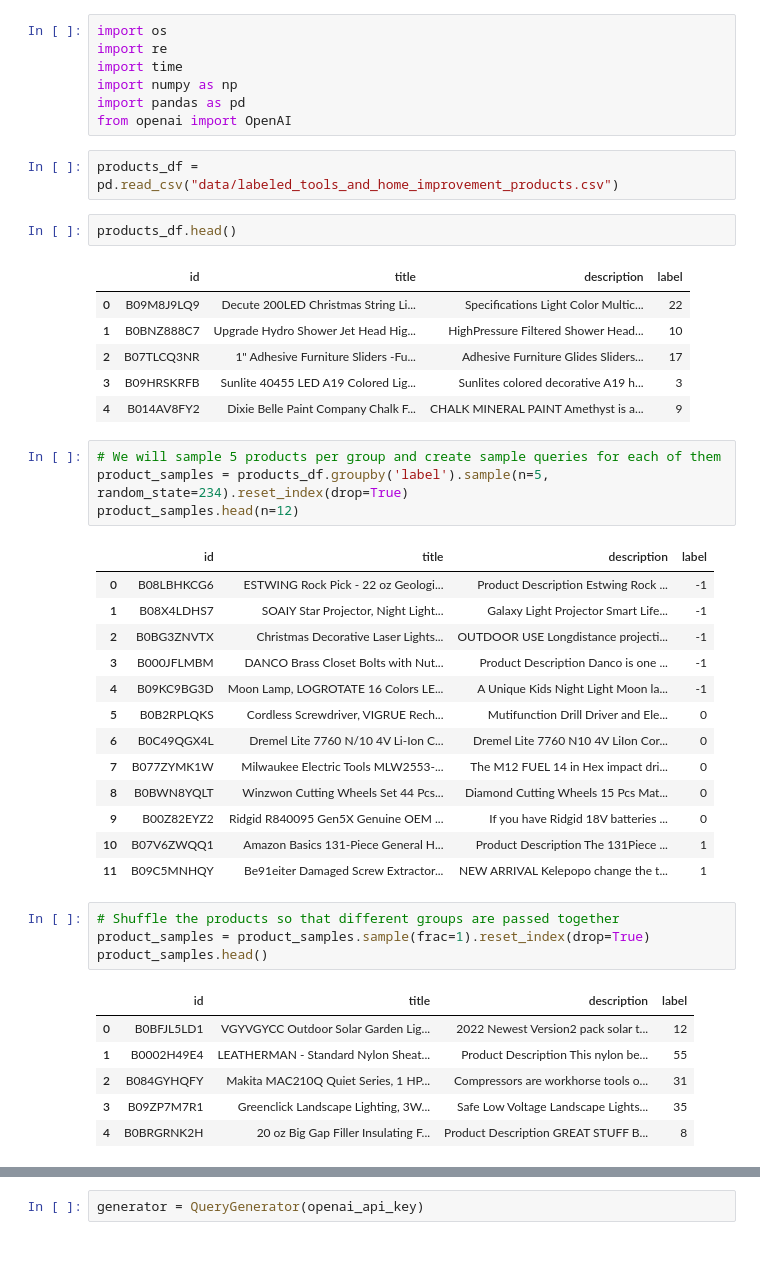
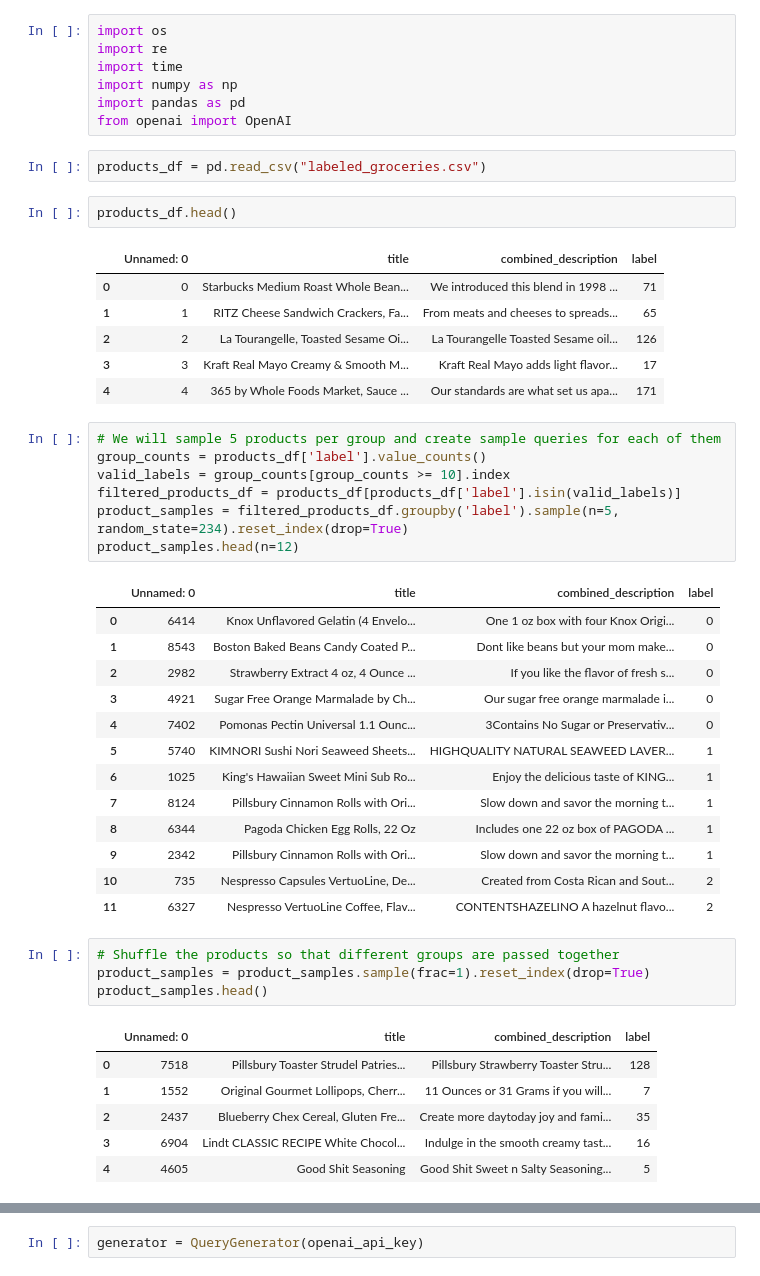
Before and after one commit to the-data-science-union/DSU-W2025-Improving-Marketplace-Search, a Jupyter notebook: generate_queries_groceries.ipynb, the cells around one changed output, grey strips where cells are left out. Cells and saved outputs as stored; diff of their text form.

```diff
--- a/generate_queries_groceries.ipynb
+++ b/generate_queries_groceries.ipynb
@@ -6,43 +6,46 @@ import numpy as np
 import pandas as pd
 from openai import OpenAI
 # %%
-products_df = pd.read_csv("data/labeled_tools_and_home_improvement_products.csv")
+products_df = pd.read_csv("labeled_groceries.csv")
 # %%
 products_df.head()
 # %% [output]
-|  | id | title | description | label |
-| 0 | B09M8J9LQ9 | Decute 200LED Christmas String Li... | Specifications Light Color Multic... | 22 |
-| 1 | B0BNZ888C7 | Upgrade Hydro Shower Jet Head Hig... | HighPressure Filtered Shower Head... | 10 |
-| 2 | B07TLCQ3NR | 1" Adhesive Furniture Sliders -Fu... | Adhesive Furniture Glides Sliders... | 17 |
-| 3 | B09HRSKRFB | Sunlite 40455 LED A19 Colored Lig... | Sunlites colored decorative A19 h... | 3 |
-| 4 | B014AV8FY2 | Dixie Belle Paint Company Chalk F... | CHALK MINERAL PAINT Amethyst is a... | 9 |
+|  | Unnamed: 0 | title | combined_description | label |
+| 0 | 0 | Starbucks Medium Roast Whole Bean... | We introduced this blend in 1998 ... | 71 |
+| 1 | 1 | RITZ Cheese Sandwich Crackers, Fa... | From meats and cheeses to spreads... | 65 |
+| 2 | 2 | La Tourangelle, Toasted Sesame Oi... | La Tourangelle Toasted Sesame oil... | 126 |
+| 3 | 3 | Kraft Real Mayo Creamy & Smooth M... | Kraft Real Mayo adds light flavor... | 17 |
+| 4 | 4 | 365 by Whole Foods Market, Sauce ... | Our standards are what set us apa... | 171 |
 # %%
 # We will sample 5 products per group and create sample queries for each of them
-product_samples = products_df.groupby('label').sample(n=5, random_state=234).reset_index(drop=True)
+group_counts = products_df['label'].value_counts()
+valid_labels = group_counts[group_counts >= 10].index
+filtered_products_df = products_df[products_df['label'].isin(valid_labels)]
+product_samples = filtered_products_df.groupby('label').sample(n=5, random_state=234).reset_index(drop=True)
 product_samples.head(n=12)
 # %% [output]
-|  | id | title | description | label |
-| 0 | B08LBHKCG6 | ESTWING Rock Pick - 22 oz Geologi... | Product Description Estwing Rock ... | -1 |
-| 1 | B08X4LDHS7 | SOAIY Star Projector, Night Light... | Galaxy Light Projector Smart Life... | -1 |
-| 2 | B0BG3ZNVTX | Christmas Decorative Laser Lights... | OUTDOOR USE Longdistance projecti... | -1 |
-| 3 | B000JFLMBM | DANCO Brass Closet Bolts with Nut... | Product Description Danco is one ... | -1 |
-| 4 | B09KC9BG3D | Moon Lamp, LOGROTATE 16 Colors LE... | A Unique Kids Night Light Moon la... | -1 |
-| 5 | B0B2RPLQKS | Cordless Screwdriver, VIGRUE Rech... | Mutifunction Drill Driver and Ele... | 0 |
-| 6 | B0C49QGX4L | Dremel Lite 7760 N/10 4V Li-Ion C... | Dremel Lite 7760 N10 4V LiIon Cor... | 0 |
-| 7 | B077ZYMK1W | Milwaukee Electric Tools MLW2553-... | The M12 FUEL 14 in Hex impact dri... | 0 |
-| 8 | B0BWN8YQLT | Winzwon Cutting Wheels Set 44 Pcs... | Diamond Cutting Wheels 15 Pcs Mat... | 0 |
-| 9 | B00Z82EYZ2 | Ridgid R840095 Gen5X Genuine OEM ... | If you have Ridgid 18V batteries ... | 0 |
-| 10 | B07V6ZWQQ1 | Amazon Basics 131-Piece General H... | Product Description The 131Piece ... | 1 |
-| 11 | B09C5MNHQY | Be91eiter Damaged Screw Extractor... | NEW ARRIVAL Kelepopo change the t... | 1 |
+|  | Unnamed: 0 | title | combined_description | label |
+| 0 | 6414 | Knox Unflavored Gelatin (4 Envelo... | One 1 oz box with four Knox Origi... | 0 |
+| 1 | 8543 | Boston Baked Beans Candy Coated P... | Dont like beans but your mom make... | 0 |
+| 2 | 2982 | Strawberry Extract 4 oz, 4 Ounce ... | If you like the flavor of fresh s... | 0 |
+| 3 | 4921 | Sugar Free Orange Marmalade by Ch... | Our sugar free orange marmalade i... | 0 |
+| 4 | 7402 | Pomonas Pectin Universal 1.1 Ounc... | 3Contains No Sugar or Preservativ... | 0 |
+| 5 | 5740 | KIMNORI Sushi Nori Seaweed Sheets... | HIGHQUALITY NATURAL SEAWEED LAVER... | 1 |
+| 6 | 1025 | King's Hawaiian Sweet Mini Sub Ro... | Enjoy the delicious taste of KING... | 1 |
+| 7 | 8124 | Pillsbury Cinnamon Rolls with Ori... | Slow down and savor the morning t... | 1 |
+| 8 | 6344 | Pagoda Chicken Egg Rolls, 22 Oz | Includes one 22 oz box of PAGODA ... | 1 |
+| 9 | 2342 | Pillsbury Cinnamon Rolls with Ori... | Slow down and savor the morning t... | 1 |
+| 10 | 735 | Nespresso Capsules VertuoLine, De... | Created from Costa Rican and Sout... | 2 |
+| 11 | 6327 | Nespresso VertuoLine Coffee, Flav... | CONTENTSHAZELINO A hazelnut flavo... | 2 |
 # %%
 # Shuffle the products so that different groups are passed together
 product_samples = product_samples.sample(frac=1).reset_index(drop=True)
 product_samples.head()
 # %% [output]
-|  | id | title | description | label |
-| 0 | B0BFJL5LD1 | VGYVGYCC Outdoor Solar Garden Lig... | 2022 Newest Version2 pack solar t... | 12 |
-| 1 | B0002H49E4 | LEATHERMAN - Standard Nylon Sheat... | Product Description This nylon be... | 55 |
-| 2 | B084GYHQFY | Makita MAC210Q Quiet Series, 1 HP... | Compressors are workhorse tools o... | 31 |
-| 3 | B09ZP7M7R1 | Greenclick Landscape Lighting, 3W... | Safe Low Voltage Landscape Lights... | 35 |
-| 4 | B0BRGRNK2H | 20 oz Big Gap Filler Insulating F... | Product Description GREAT STUFF B... | 8 |
+|  | Unnamed: 0 | title | combined_description | label |
+| 0 | 7518 | Pillsbury Toaster Strudel Patries... | Pillsbury Strawberry Toaster Stru... | 128 |
+| 1 | 1552 | Original Gourmet Lollipops, Cherr... | 11 Ounces or 31 Grams if you will... | 7 |
+| 2 | 2437 | Blueberry Chex Cereal, Gluten Fre... | Create more daytoday joy and fami... | 35 |
+| 3 | 6904 | Lindt CLASSIC RECIPE White Chocol... | Indulge in the smooth creamy tast... | 16 |
+| 4 | 4605 | Good Shit Seasoning | Good Shit Sweet n Salty Seasoning... | 5 |
 # %%
```
Also changed, not shown: parts of 40 cells of this notebook, 1 other file.
